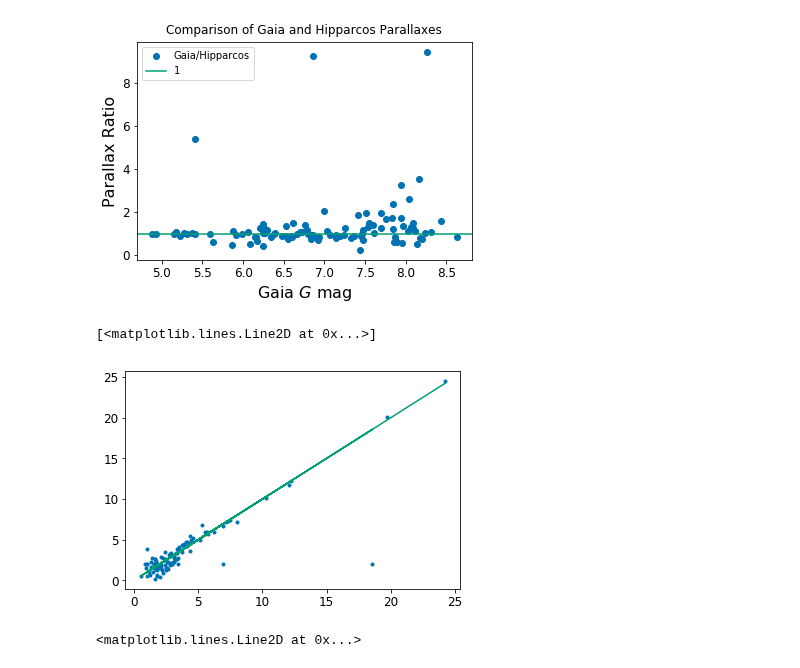
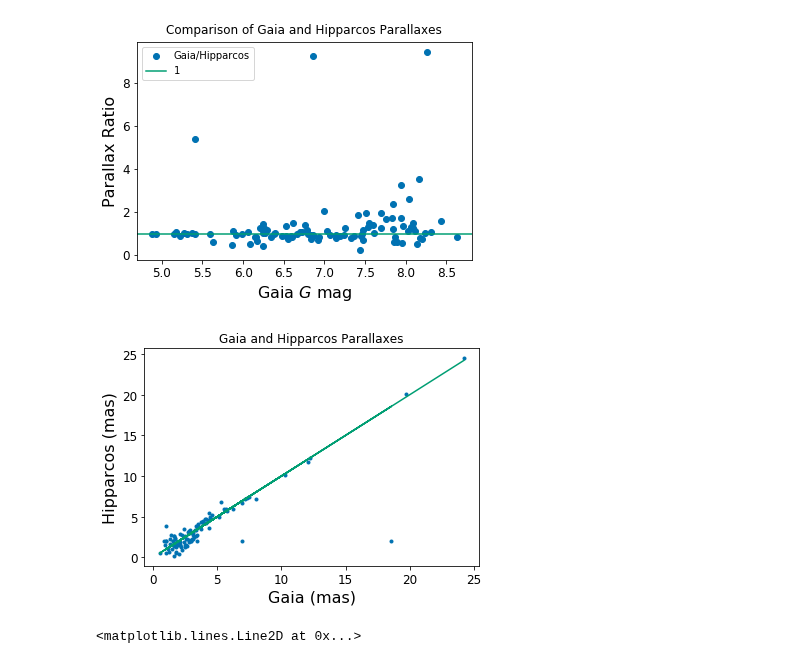
Before and after one commit to benjaminpope/smearcampaign, a Jupyter notebook: notebooks/read_catalogues.ipynb, the cells around one changed output. Saved outputs shown, nothing was run; the diff lists cells and outputs as text; code cells hidden in the pictures.

```diff
--- a/notebooks/read_catalogues.ipynb
+++ b/notebooks/read_catalogues.ipynb
@@ -518,14 +500,21 @@ fname_spc = '../data/spc_giants.csv'
 spc_data = Table.read(fname_spc,format='ascii')
 
 newcat['TRES?'] = ['TRES' if obj in spc_data['Object'] else '--' for obj in newcat['Name']]
-newcat.add_column(gaia['source_id'])
+# newcat.add_column(gaia['source_id'])
 
 full_cat = join(newcat,gaia,keys='source_id',join_type=u'left')
+
+bp, rp, gg = full_cat['phot_bp_mean_mag'], full_cat['phot_rp_mean_mag'], full_cat['phot_g_mean_mag']
+abs_gg = abs_mag(gg,full_cat['r_est'])
+full_cat['abs_gg'] = abs_gg
+full_cat['bp_rp'] = bp-rp
+abs_gg_hi = abs_mag(full_cat['phot_g_mean_mag'],full_cat['r_hi'])
+abs_gg_lo = abs_mag(full_cat['phot_g_mean_mag'],full_cat['r_lo'])
 
 full_cat.sort('Name')
 
 full_cat.write('full_cat.csv')
 
-newcat = join(newcat,gaia['bp_rp','source_id','r_est','r_lo','r_hi','phot_g_mean_mag'],keys='source_id',join_type=u'left')
-
+# newcat = join(newcat,gaia['bp_rp','source_id','r_est','r_lo','r_hi','phot_g_mean_mag'],keys='source_id',join_type=u'left')
+newcat = full_cat.copy() # just keep all the keys
 newcat.sort('Name')
@@ -532,9 +523,5 @@ newcat.sort('Name')
-# %%
-full_cat = join(newcat,gaia,keys='source_id',join_type=u'left')
-
-full_cat.sort('Name')
 # %%
-gaia['Name'] = [newcat['Name'][newcat['source_id']==obj][0] for obj in gaia['source_id']]
+# gaia['Name'] = [newcat['Name'][newcat['source_id']==obj][0] for obj in gaia['source_id']]
 
-gaia['TRES'] = [newcat['TRES?'][newcat['source_id']==obj][0] for obj in gaia['source_id']]
-pdg = gaia.to_pandas()
+# gaia['TRES'] = [newcat['TRES?'][newcat['source_id']==obj][0] for obj in gaia['source_id']]
+pdg = full_cat.to_pandas()
@@ -761,9 +695,14 @@ filter = (kep_data['phot_g_mean_mag'] <= 18.) & (kep_data['parallax'] > 0.1)
 filter = (kep_data['phot_g_mean_mag'] <= 18.) & (kep_data['parallax_over_error'] > 25)
 
 plt.scatter(kep_data['bp_rp'][filter], kep_data['abs_gmag'][filter], alpha=0.15, color='k', s=1,label='All Kepler')
-m = np.where(gaia['TRES']!='--')[0]
-plt.errorbar(bp[m]-rp[m],abs_gg[m],yerr=errorbars[:,m],fmt='.',color=colours[1],label=r'Smear + spectra',markersize=11)
-plt.errorbar(bp[~m]-rp[~m],abs_gg[~m],yerr=errorbars[:,~m],fmt='.',color=colours[2],label=r'Smear (no spectra)',markersize=11)
+m = np.where(full_cat['TRES?']!='--')[0]
+mm = np.where(full_cat['TRES?']=='--')[0]
+
+bp_rp = full_cat['bp_rp']
+abs_gg = full_cat['abs_gg']
+
+plt.errorbar(bp_rp[mm],abs_gg[mm],yerr=errorbars[:,mm],fmt='.',color=colours[2],label=r'Smear (no spectra)',markersize=11)
+plt.errorbar(bp_rp[m],abs_gg[m],yerr=errorbars[:,m],fmt='.',color=colours[1],label=r'Smear + spectra',markersize=11)
 
 plt.xlabel('Gaia $Bp-Rp$', fontsize=14)
 plt.ylabel(r'Absolute $G$ mag', fontsize=14)
@@ -1036,9 +955,12 @@ plt.savefig('gaiavship.png')
 # %%
 plt.plot(gaia['parallax'],parallaxes_hip,'.')
 plt.plot(gaia['parallax'],gaia['parallax'],'-')
+plt.xlabel('Gaia (mas)')
+plt.ylabel('Hipparcos (mas)')
+plt.title('Gaia and Hipparcos Parallaxes')
+plt.savefig('hipparcos_comparison.png')
 # %% [output]
-[<matplotlib.lines.Line2D at 0x...>]
-[figure, old version]
+[figure, new version]
 # %%
 plt.hist(gaia['parallax']/parallaxes_hip,bins=20);
 plt.axvline(1,color=colours[2])
```
Also changed, not shown: parts of 28 cells of this notebook, 9 other files.
